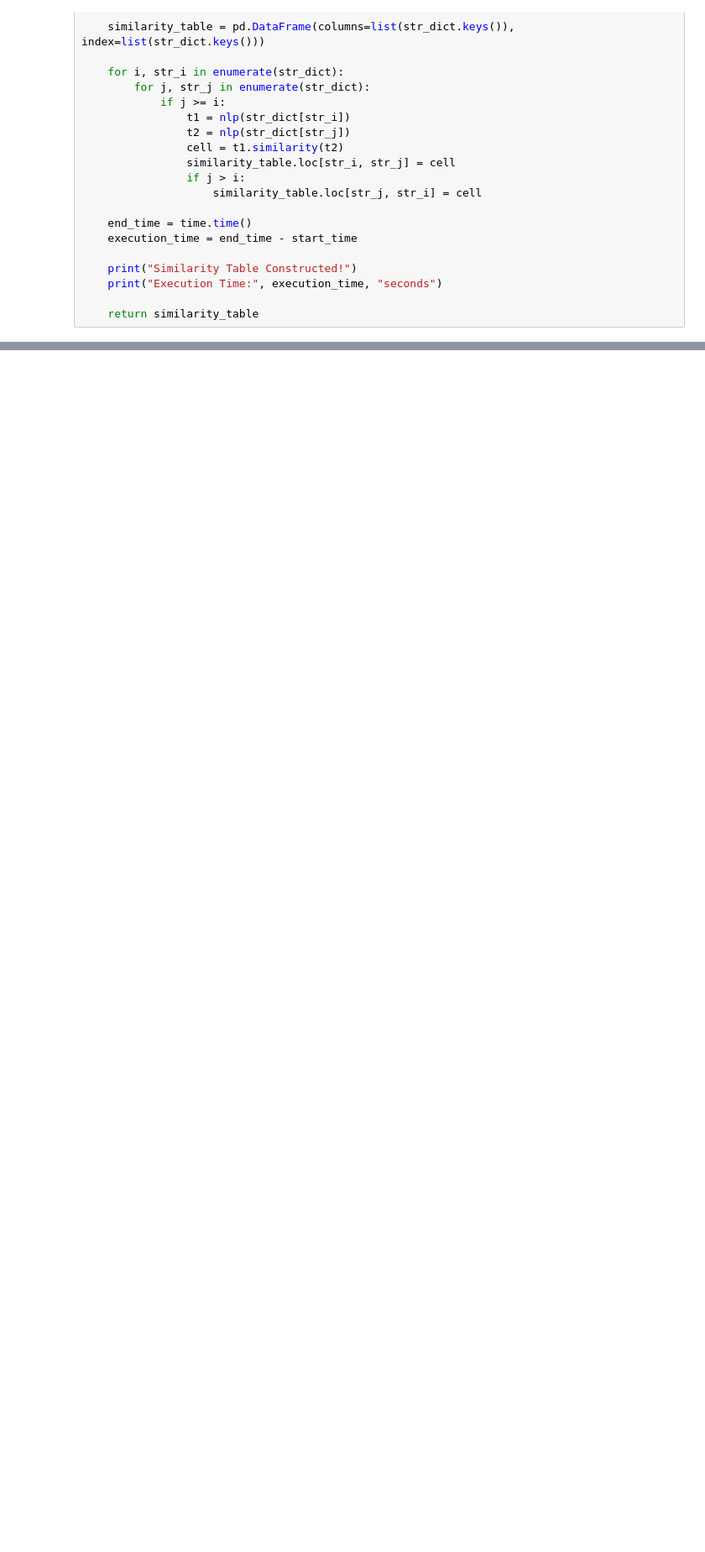
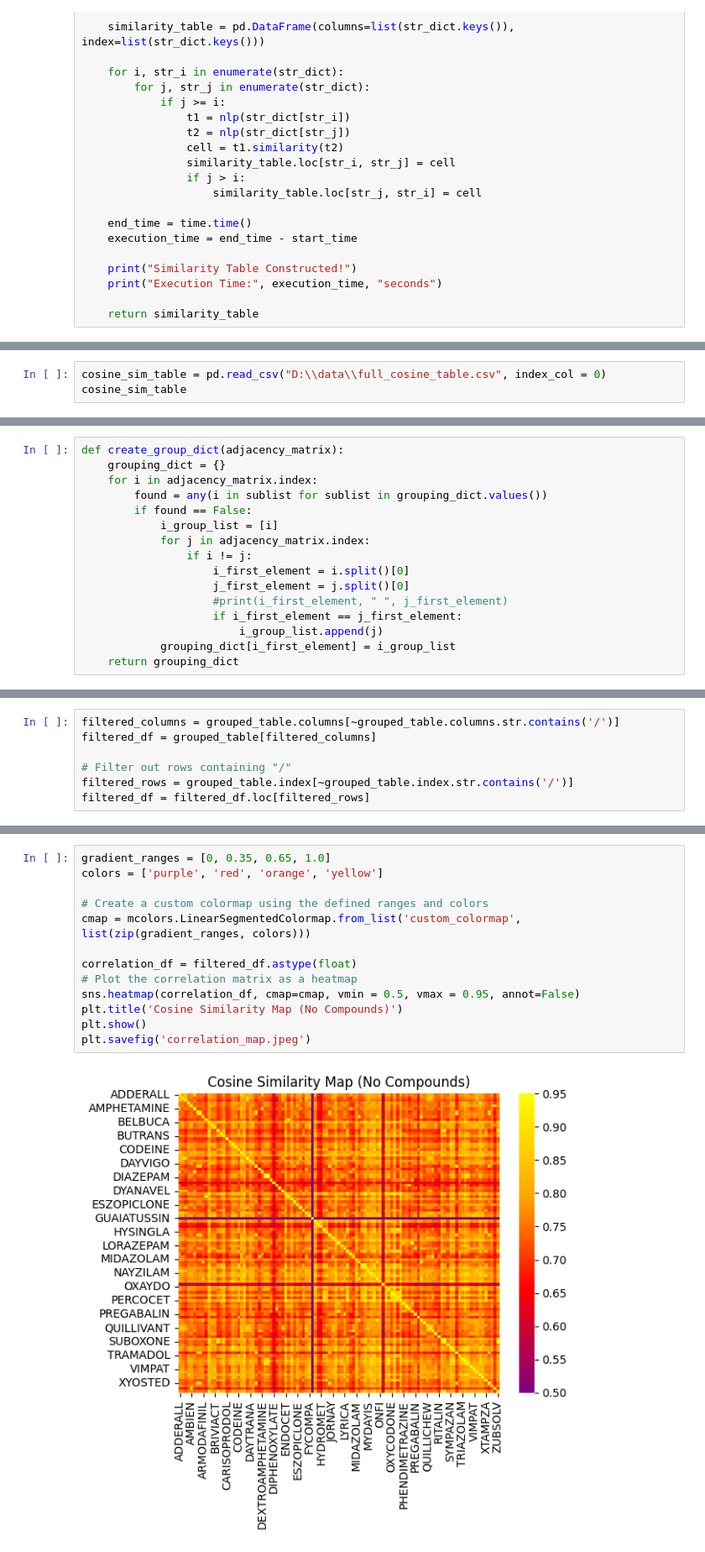
Before and after one commit to mastervel/BLP-Demand-Estimation-Prescription-Drugs, a Jupyter notebook: Text Analysis.ipynb, the cells around one changed output, grey strips where cells are left out. Shown at 84% size. Cells and saved outputs as stored; diff of their text form; blank space fills up the shorter version.

```diff
--- a/Text Analysis.ipynb
+++ b/Text Analysis.ipynb
@@ -394,0 +669,3 @@ KeyboardInterrupt:
+# %%
+cosine_sim_table = pd.read_csv("D:\\data\\full_cosine_table.csv", index_col = 0)
+cosine_sim_table
@@ -394,0 +686,16 @@ KeyboardInterrupt:
+# %%
+def create_group_dict(adjacency_matrix):
+    grouping_dict = {}
+    for i in adjacency_matrix.index:
+        found = any(i in sublist for sublist in grouping_dict.values())
+        if found == False:
+            i_group_list = [i]
+            for j in adjacency_matrix.index:
+                if i != j:
+                    i_first_element = i.split()[0]
+                    j_first_element = j.split()[0]
+                    #print(i_first_element, " ", j_first_element)
+                    if i_first_element == j_first_element:
+                        i_group_list.append(j)
+            grouping_dict[i_first_element] = i_group_list
+    return grouping_dict
@@ -394,0 +771,7 @@ KeyboardInterrupt:
+# %%
+filtered_columns = grouped_table.columns[~grouped_table.columns.str.contains('/')]
+filtered_df = grouped_table[filtered_columns]
+
+# Filter out rows containing "/"
+filtered_rows = grouped_table.index[~grouped_table.index.str.contains('/')]
+filtered_df = filtered_df.loc[filtered_rows]
@@ -394,0 +794,15 @@ KeyboardInterrupt:
+# %%
+gradient_ranges = [0, 0.35, 0.65, 1.0]
+colors = ['purple', 'red', 'orange', 'yellow']
+
+# Create a custom colormap using the defined ranges and colors
+cmap = mcolors.LinearSegmentedColormap.from_list('custom_colormap', list(zip(gradient_ranges, colors)))
+
+correlation_df = filtered_df.astype(float)
+# Plot the correlation matrix as a heatmap
+sns.heatmap(correlation_df, cmap=cmap, vmin = 0.5, vmax = 0.95, annot=False)
+plt.title('Cosine Similarity Map (No Compounds)')
+plt.show()
+plt.savefig('correlation_map.jpeg')
+# %% [output]
+[figure, added]
```
Also changed, not shown: parts of 66 cells of this notebook.
